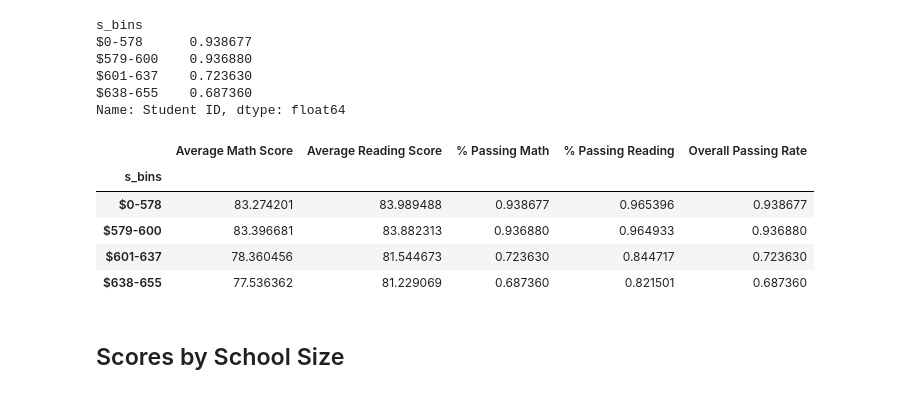
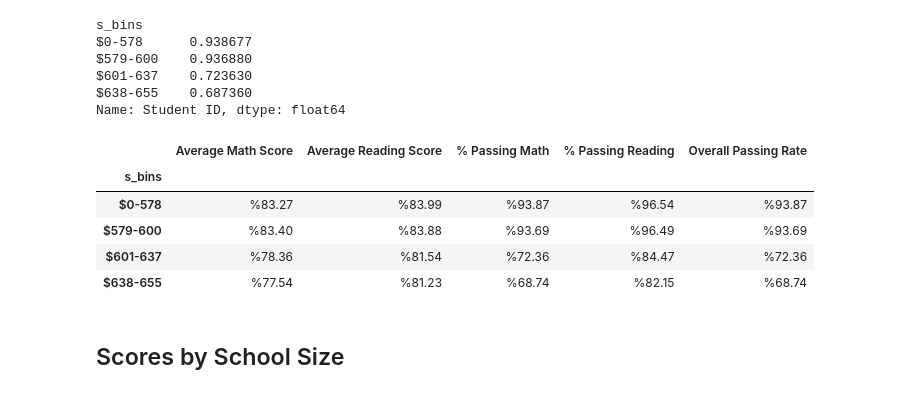
Before and after one commit to kevinsmith78/pandas-challenge, a Jupyter notebook: PyCitySchools_KS.ipynb, the cells around one changed output. Saved outputs shown, nothing was run; the diff lists cells and outputs as text; code cells hidden in the pictures.

```diff
--- a/PyCitySchools_KS.ipynb
+++ b/PyCitySchools_KS.ipynb
@@ -506,14 +524,23 @@ Name: Student ID, dtype: float64
 #place the results in a data Frame
 spend_per_school = pd.DataFrame({"Average Math Score": math_a, "Average Reading Score": r_avg, "% Passing Math": Percent_passing_m,
                                 "% Passing Reading": Percent_passing_reading, "Overall Passing Rate": over_pass})
-spend_per_school
-# %% [output]
-|  | Average Math Score | Average Reading Score | % Passing Math | % Passing Reading | Overall Passing Rate |
-| s_bins |  |  |  |  |  |
-| $0-578 | 83.274201 | 83.989488 | 0.938677 | 0.965396 | 0.938677 |
-| $579-600 | 83.396681 | 83.882313 | 0.936880 | 0.964933 | 0.936880 |
-| $601-637 | 78.360456 | 81.544673 | 0.723630 | 0.844717 | 0.723630 |
-| $638-655 | 77.536362 | 81.229069 | 0.687360 | 0.821501 | 0.687360 |
+# %%
+spend_per_school["Average Math Score"] = spend_per_school["Average Math Score"].map("%{:.2f}".format)
+spend_per_school["Average Reading Score"] = spend_per_school["Average Reading Score"].map("%{:.2f}".format)
+spend_per_school["% Passing Math"] = spend_per_school["% Passing Math"]*100
+spend_per_school["% Passing Math"] = spend_per_school["% Passing Math"].map("%{:.2f}".format)
+spend_per_school["% Passing Reading"] = spend_per_school["% Passing Reading"]*100
+spend_per_school["% Passing Reading"] = spend_per_school["% Passing Reading"].map("%{:.2f}".format)
+spend_per_school["Overall Passing Rate"] = spend_per_school["Overall Passing Rate"]*100
+spend_per_school["Overall Passing Rate"] = spend_per_school["Overall Passing Rate"].map("%{:.2f}".format)
+spend_per_school
+# %% [output]
+|  | Average Math Score | Average Reading Score | % Passing Math | % Passing Reading | Overall Passing Rate |
+| s_bins |  |  |  |  |  |
+| $0-578 | %83.27 | %83.99 | %93.87 | %96.54 | %93.87 |
+| $579-600 | %83.40 | %83.88 | %93.69 | %96.49 | %93.69 |
+| $601-637 | %78.36 | %81.54 | %72.36 | %84.47 | %72.36 |
+| $638-655 | %77.54 | %81.23 | %68.74 | %82.15 | %68.74 |
 # %% [markdown]
 ## Scores by School Size
 # %% [markdown]
```
Also changed, not shown: parts of 5 cells of this notebook.
